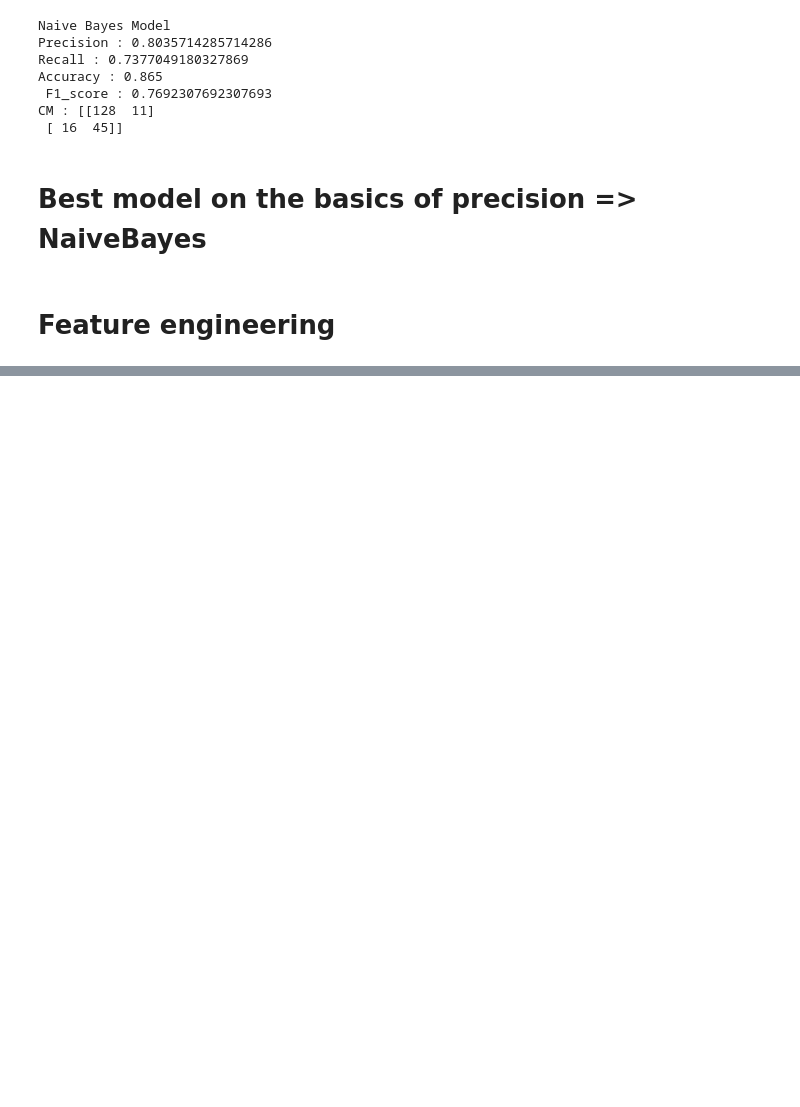
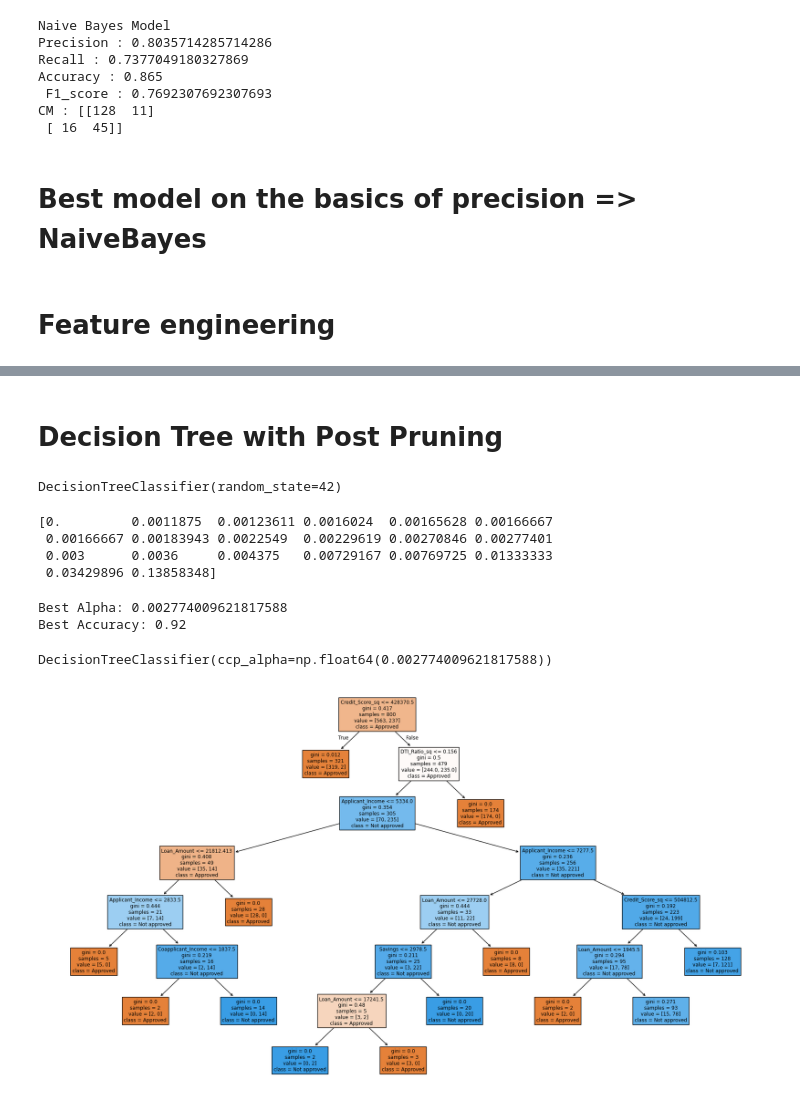
Before and after one commit to harishtadwal/creditwise-loan-system, a Jupyter notebook: CreditWise_Loan_System.ipynb, the cells around one changed output, grey strips where cells are left out. Cells and saved outputs as stored; diff of their text form; code cells hidden in the pictures; blank space fills up the shorter version.

```diff
--- a/CreditWise_Loan_System.ipynb
+++ b/CreditWise_Loan_System.ipynb
@@ -515,0 +614,48 @@ CM : [[129  10]
+# %% [markdown]
+# Decision Tree with Post Pruning
+# %%
+full_tree = DecisionTreeClassifier(random_state=42)
+full_tree.fit(X_train, y_train)
+# %% [output]
+DecisionTreeClassifier(random_state=42)
+# %%
+path = full_tree.cost_complexity_pruning_path(X_train, y_train)
+ccp_alphas = path.ccp_alphas
+
+print(ccp_alphas)
+# %% [output]
+[0.         0.0011875  0.00123611 0.0016024  0.00165628 0.00166667
+ 0.00166667 0.00183943 0.0022549  0.00229619 0.00270846 0.00277401
+ 0.003      0.0036     0.004375   0.00729167 0.00769725 0.01333333
+ 0.03429896 0.13858348]
+# %%
+# train our model for all alphas
+
+trees = []
+
+for alpha in ccp_alphas:
+    model = DecisionTreeClassifier(random_state=42, ccp_alpha=alpha)
+    model.fit(X_train, y_train)
+    acc = model.score(X_test, y_test)
+
+    trees.append((model, alpha))
+
+best_acc = 0
+best_alpha= 0
+
+for model, alpha in trees:
+    curr_acc = model.score(X_test, y_test)
+    if curr_acc > best_acc:
+        best_acc = curr_acc
+        best_alpha = alpha
+
+print("Best Alpha:", best_alpha)
+print("Best Accuracy:", best_acc)
+# %% [output]
+Best Alpha: 0.002774009621817588
+Best Accuracy: 0.92
+# %%
+best_model = DecisionTreeClassifier(ccp_alpha = best_alpha)
+best_model.fit(X_train, y_train)
+# %% [output]
+DecisionTreeClassifier(ccp_alpha=np.float64(0.002774009621817588))
@@ -515,0 +664,14 @@ CM : [[129  10]
+# %%
+plt.figure(figsize=(18, 10))
+
+plot_tree(
+    best_model,
+    feature_names =X.columns,
+    class_names = ["Approved", "Not approved"],
+    filled=True
+)
+
+plt.tight_layout()
+plt.show()
+# %% [output]
+[figure, added]
```
Also changed, not shown: parts of 13 cells of this notebook.
